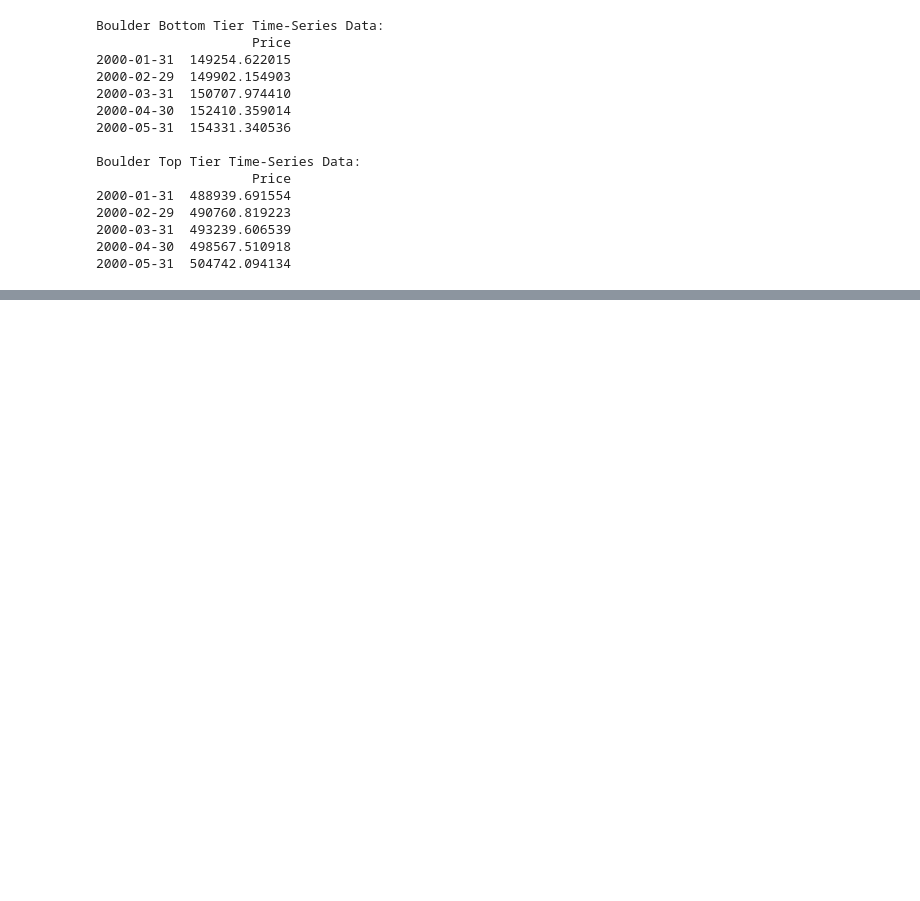
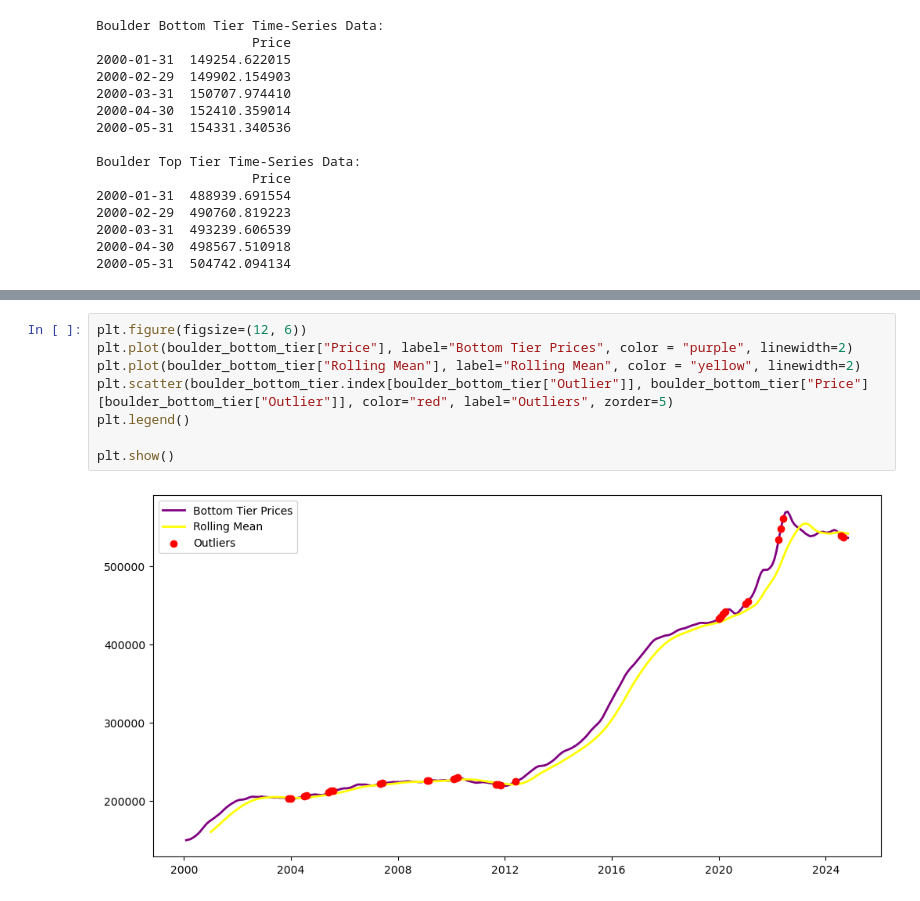
Before and after one commit to SUPERINTIALD/CSCI_4502_5502_Data_Mining_Final_Project, a Jupyter notebook: Outlier_Analysis.ipynb, the cells around one changed output, grey strips where cells are left out. Drawn from its saved outputs; the diff is of its cells as text; blank space fills up the shorter version.

```diff
--- a/Outlier_Analysis.ipynb
+++ b/Outlier_Analysis.ipynb
@@ -96,0 +117,10 @@ plt.show()
+# %%
+plt.figure(figsize=(12, 6))
+plt.plot(boulder_bottom_tier["Price"], label="Bottom Tier Prices", color = "purple", linewidth=2)
+plt.plot(boulder_bottom_tier["Rolling Mean"], label="Rolling Mean", color = "yellow", linewidth=2)
+plt.scatter(boulder_bottom_tier.index[boulder_bottom_tier["Outlier"]], boulder_bottom_tier["Price"][boulder_bottom_tier["Outlier"]], color="red", label="Outliers", zorder=5)
+plt.legend()
+
+plt.show()
+# %% [output]
+[figure, added]
```
Also changed, not shown: parts of 6 cells of this notebook.
